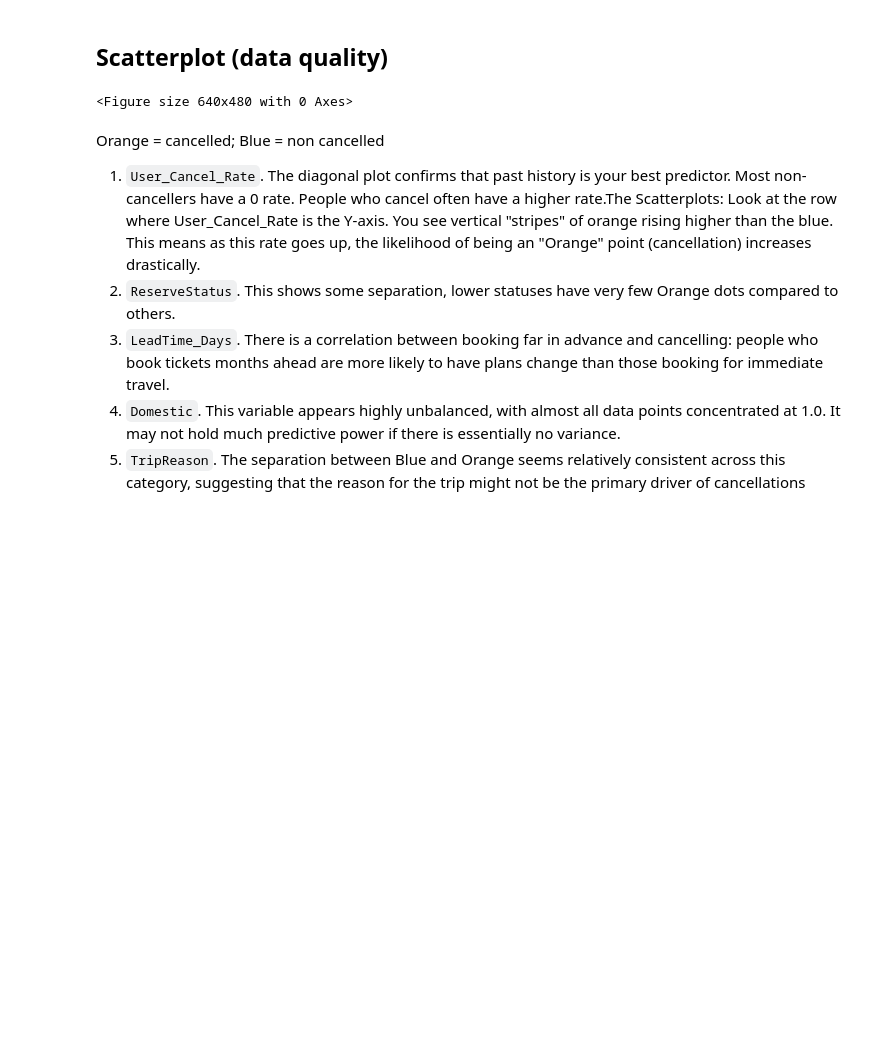
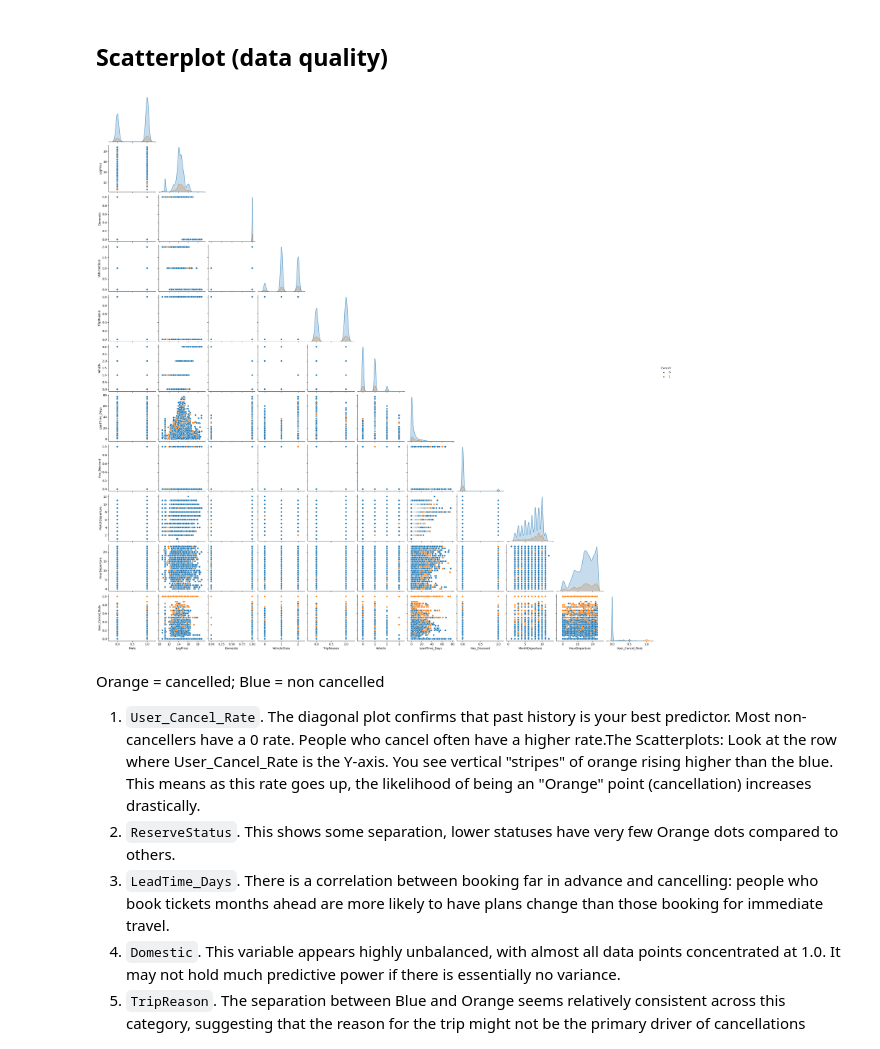
Before and after one commit to silviacalabretta/statistical-methods-project, a Jupyter notebook: notebooks/012_data_plots.ipynb, the cells around one changed output. Cells and saved outputs as stored; diff of their text form; code cells hidden in the pictures; blank space fills up the shorter version.

Commit message:
notes and intermediate plots

```diff
--- a/notebooks/012_data_plots.ipynb
+++ b/notebooks/012_data_plots.ipynb
@@ -68,16 +68,16 @@ dtype: int64
 # %%
 cols_to_plot = ['Male','LogPrice','Domestic','VehicleClass','TripReason', 'Vehicle','LeadTime_Days','Has_Discount','MonthDeparture','HourDeparture','User_Cancel_Rate']
 # other vars: 'From','To','VehicleType','User_Total_Tickets', 'Price
 
 # Create the plot
 # hue='Cancel': Colors the points based on whether they canceled (0=Blue, 1=Orange)
 # corner=True:  Removes the redundant upper-right triangle (cleaner look)
-# sns.pairplot(train_df[cols_to_plot + ['Cancel']], hue='Cancel', corner=True)
+sns.pairplot(train_df[cols_to_plot + ['Cancel']], hue='Cancel', corner=True)
 
-# plt.savefig(os.path.join(save_dir, "scatter_data.png"))
-# plt.show()
+plt.savefig(os.path.join(save_dir, "scatter_data.png"))
+plt.show()
 # %% [output]
-<Figure size 640x480 with 0 Axes>
+[figure, added]
 # %% [markdown]
 Orange = cancelled; Blue = non cancelled
 1. `User_Cancel_Rate`. The diagonal plot confirms that past history is your best predictor. Most non-cancellers have a 0 rate. People who cancel often have a higher rate.The Scatterplots: Look at the row where User_Cancel_Rate is the Y-axis. You see vertical "stripes" of orange rising higher than the blue. This means as this rate goes up, the likelihood of being an "Orange" point (cancellation) increases drastically.
```
Also changed, not shown: 7 other files.
